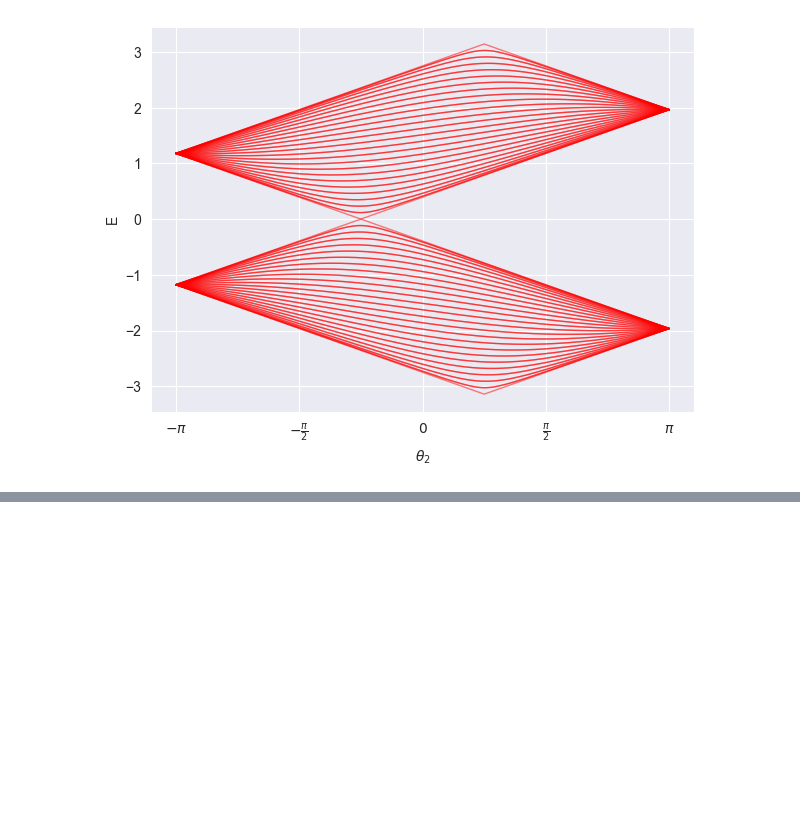
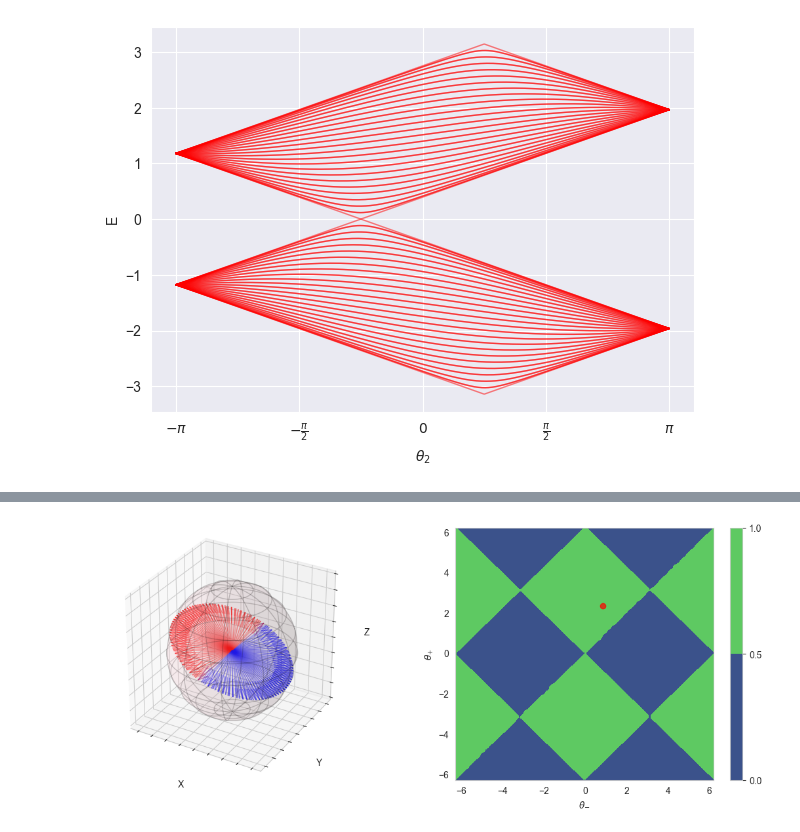
Before and after one commit to JedrekSt/M_thesis, a Jupyter notebook: Results/SSQW.ipynb, the cells around one changed output, grey strips where cells are left out. Drawn from its saved outputs; the diff is of its cells as text; code cells hidden in the pictures; blank space fills up the shorter version.

```diff
--- a/Results/SSQW.ipynb
+++ b/Results/SSQW.ipynb
@@ -128,0 +159,20 @@ fig.savefig("Images/EnergiesSpecter.pdf",format= "pdf",bbox_inches = "tight")
+# %%
+sns.set_style("whitegrid")
+
+dim = 100
+coin_dict = {"th1" : 3*pi/11, "th2" :3*pi/4. , "n" : [0,1,0]}
+init_state_dict = {"x0" : dim//2, "a" : 1, "b" : 1}
+
+model = ss_one_dim_QW(dim,coin_dict,**init_state_dict)
+bp = BerryPhase()
+
+ns = np.real(bp.vector_representation(model))
+
+th1 = coin_dict["th1"]
+th2 = coin_dict["th2"]
+
+_,_,fig = berry_bloch_phase(th1,th2,ns,th_1,th_2,data_ans[0])
+plt.tight_layout()
+fig.savefig("Images/BerryBlochFig1.pdf",format= "pdf",bbox_inches = "tight")
+# %% [output]
+[figure, added]
```
Also changed, not shown: parts of 3 cells of this notebook, 5 other files.
